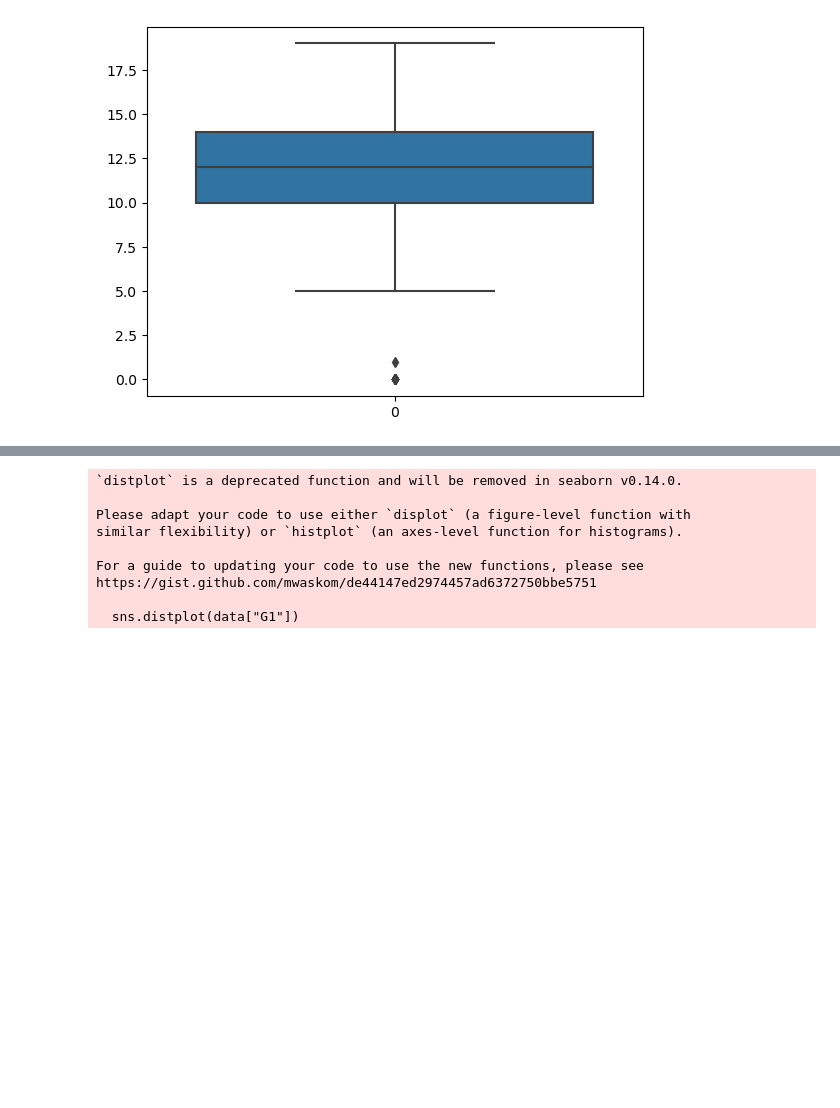
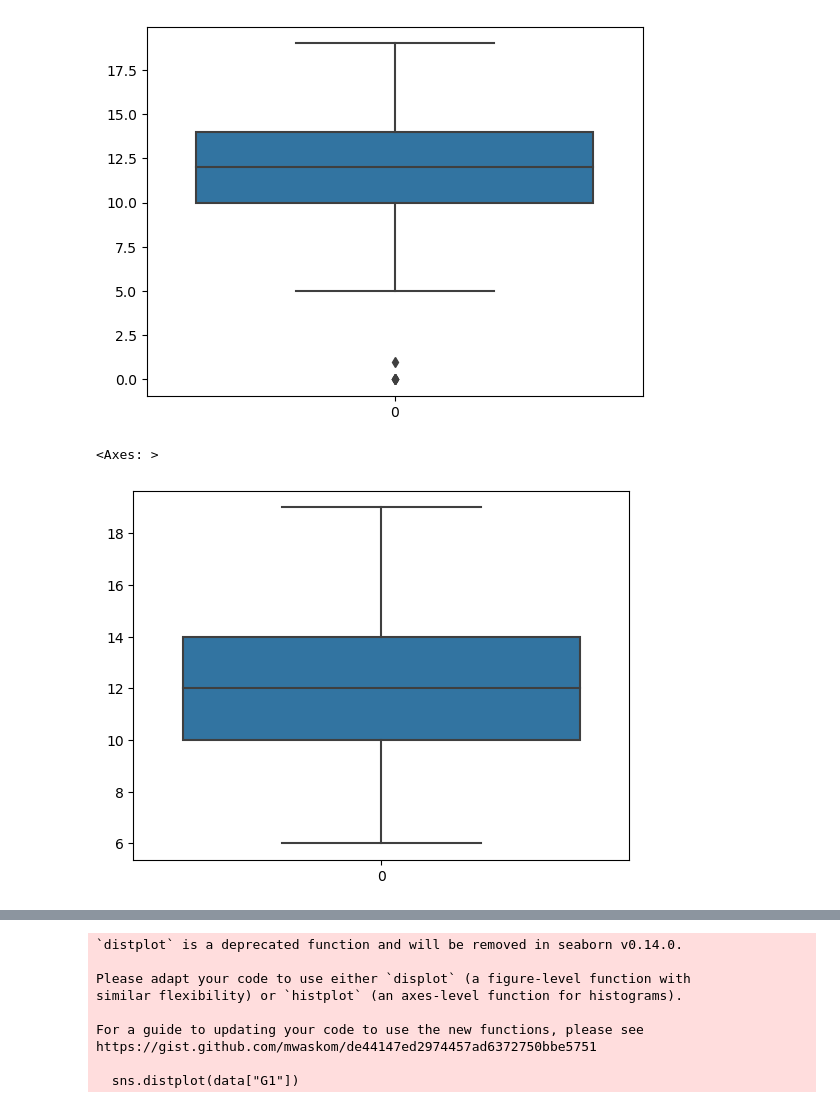
Before and after one commit to SalindaGunarathna/MachineLearnig_Project_Group95, a Jupyter notebook: project/test01.ipynb, the cells around one changed output, grey strips where cells are left out. Saved outputs shown, nothing was run; the diff lists cells and outputs as text; code cells hidden in the pictures; blank space fills up the shorter version.

```diff
--- a/project/test01.ipynb
+++ b/project/test01.ipynb
@@ -190,6 +147,13 @@ sns.boxplot(df["G3"])
 # %% [output]
 <Axes: >
 [figure]
+# %%
+df = df[df["G3"] > 5]
+df.reset_index(drop=True, inplace=True)
+sns.boxplot(df["G3"])
+# %% [output]
+<Axes: >
+[figure, added]
 # %%
 df["G3"] = np.log1p(df["G3"])
 sns.boxplot(df["G3"])
```
Also changed, not shown: parts of 68 cells of this notebook, 1 other file.
